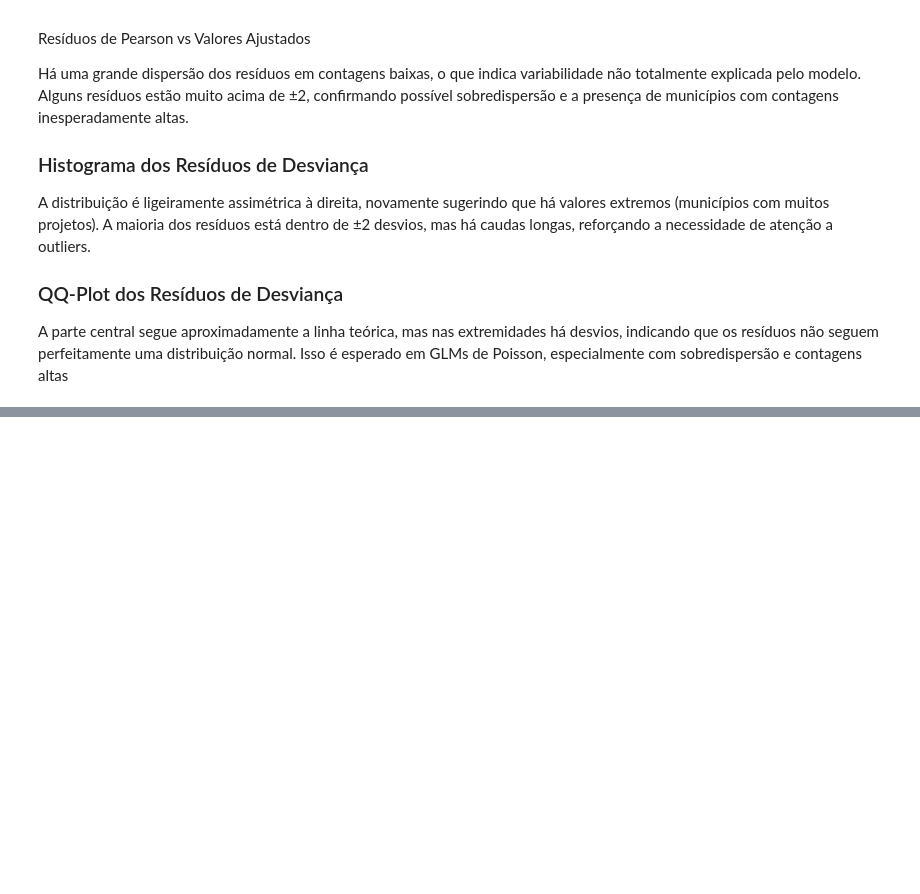
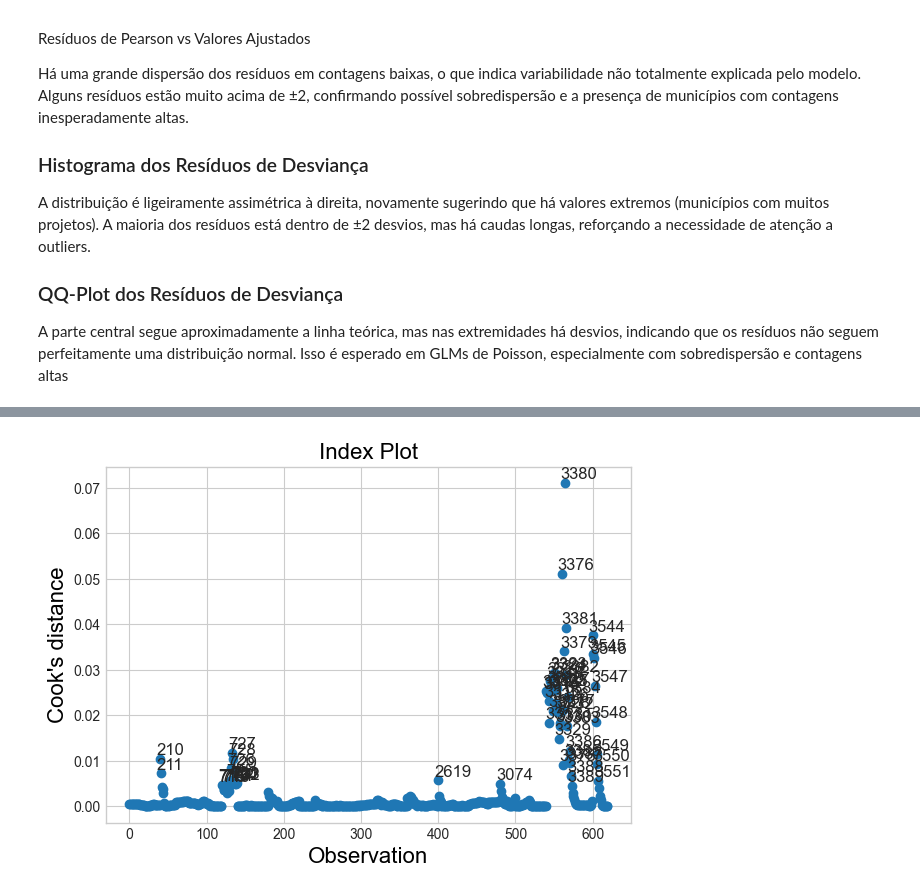
Before and after one commit to Fabiano01EST/generalized-linear-models-python, a Jupyter notebook: GLM.ipynb, the cells around one changed output, grey strips where cells are left out. Drawn from its saved outputs; the diff is of its cells as text; code cells hidden in the pictures; blank space fills up the shorter version.

```diff
--- a/GLM.ipynb
+++ b/GLM.ipynb
@@ -460 +461,6 @@ Número de observações influentes (Cook's D > 0.0065): 55
+# %%
+fig = infl.plot_index(y_var="cooks", threshold=2 * infl.cooks_distance[0].mean())
+fig.tight_layout(pad=2.0)
+# %% [output]
+[figure, added]
 # %%
```
Also changed, not shown: parts of 15 cells of this notebook.
